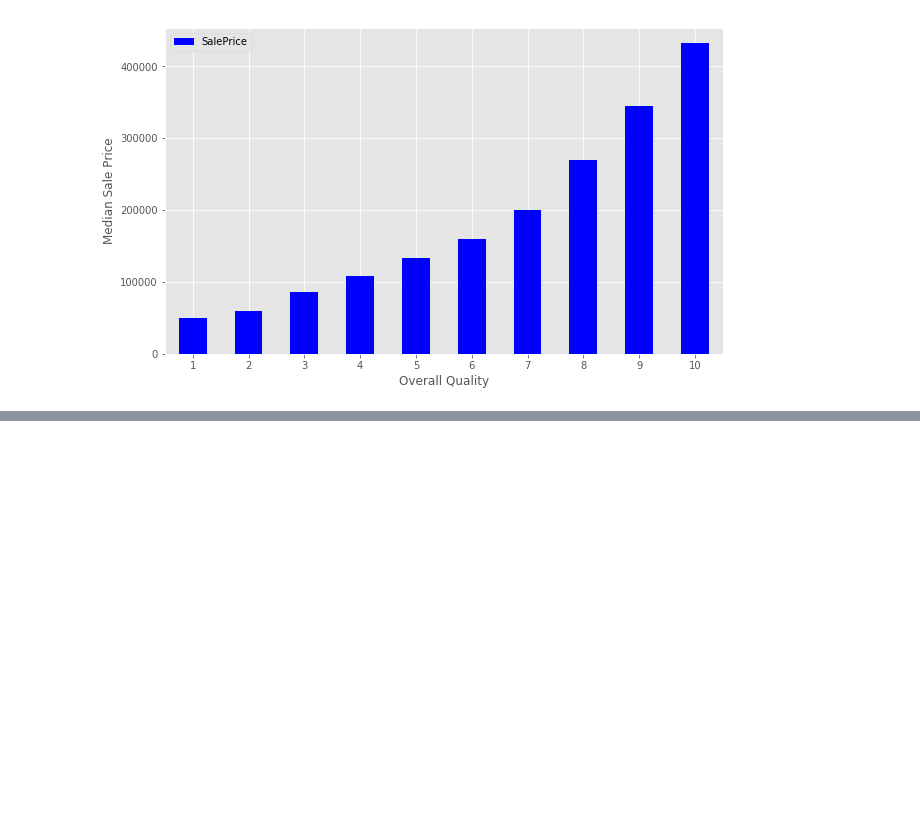
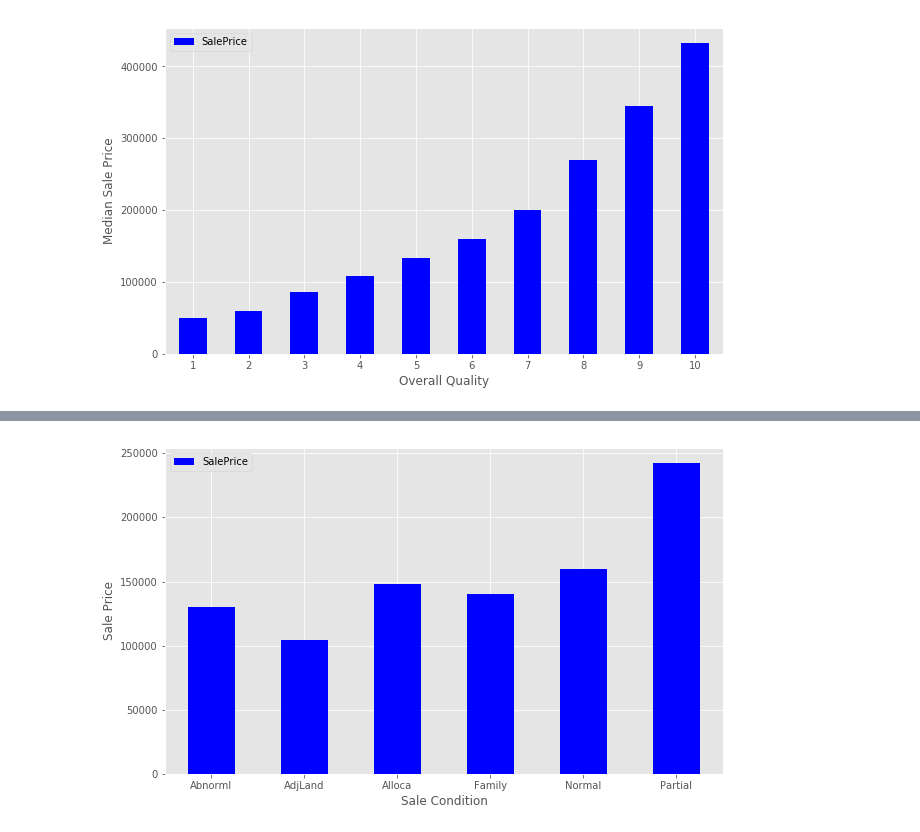
Before and after one commit to shubhanshu-gupta/kaggle_house_prices, a Jupyter notebook: House Prices.ipynb, the cells around one changed output, grey strips where cells are left out. Saved outputs shown, nothing was run; the diff lists cells and outputs as text; code cells hidden in the pictures; blank space fills up the shorter version.

Commit message:
Handled categorical variables and missing values

```diff
--- a/House Prices.ipynb
+++ b/House Prices.ipynb
@@ -148,0 +219,3 @@ plt.show()
+# %%
+train['enc_street'] = pd.get_dummies(train.Street, drop_first=True)
+test['enc_street'] = pd.get_dummies(test.Street, drop_first=True)
@@ -148,0 +238,2 @@ plt.show()
+# %%
+sale_condition_pivot = train.pivot_table(index='SaleCondition', values='SalePrice', aggfunc=np.median)
@@ -148,0 +251,8 @@ plt.show()
+# %%
+sale_condition_pivot.plot(kind='bar', color='blue')
+plt.xlabel('Sale Condition')
+plt.ylabel('Sale Price')
+plt.xticks(rotation=0)
+plt.show()
+# %% [output]
+[figure, added]
```
Also changed, not shown: parts of 17 cells of this notebook.
